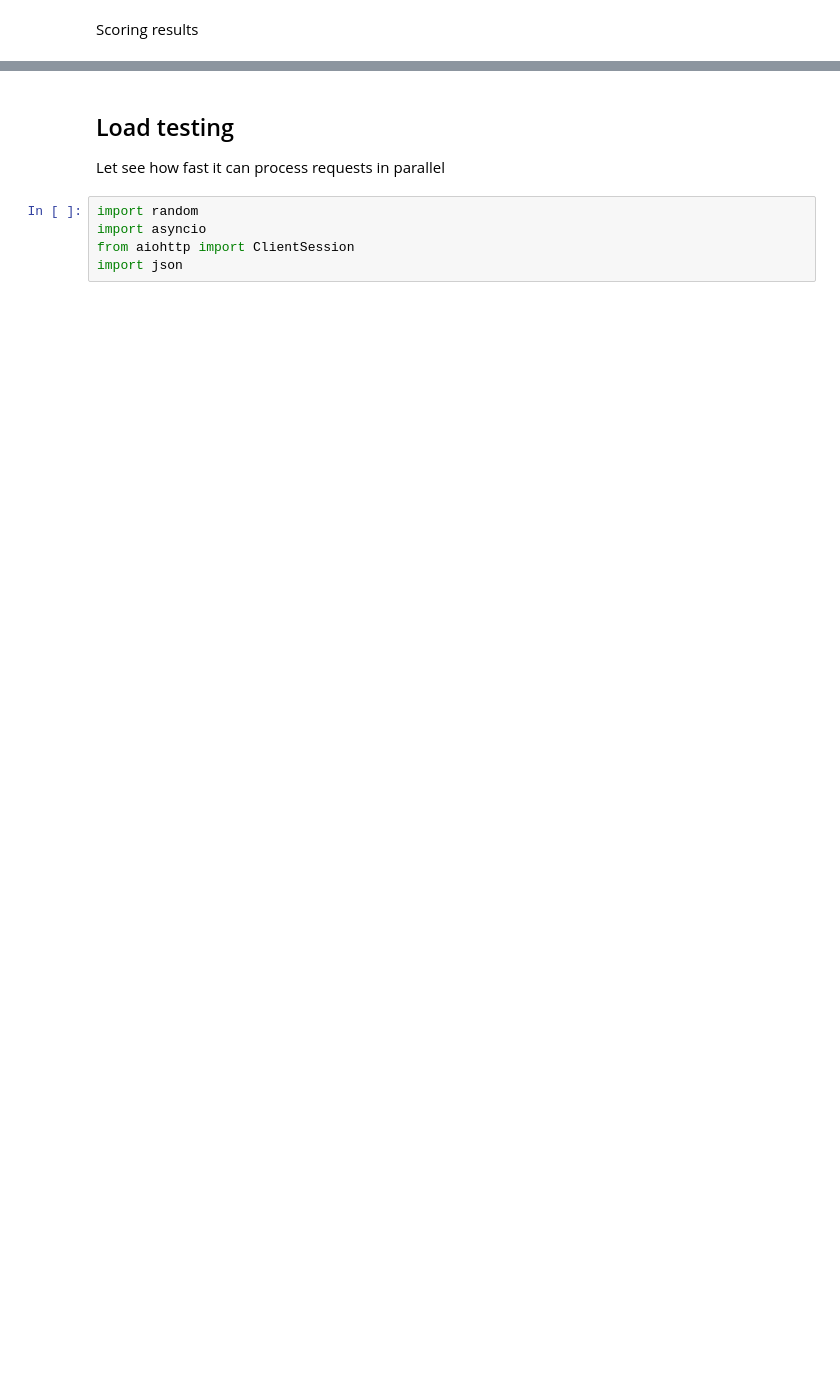
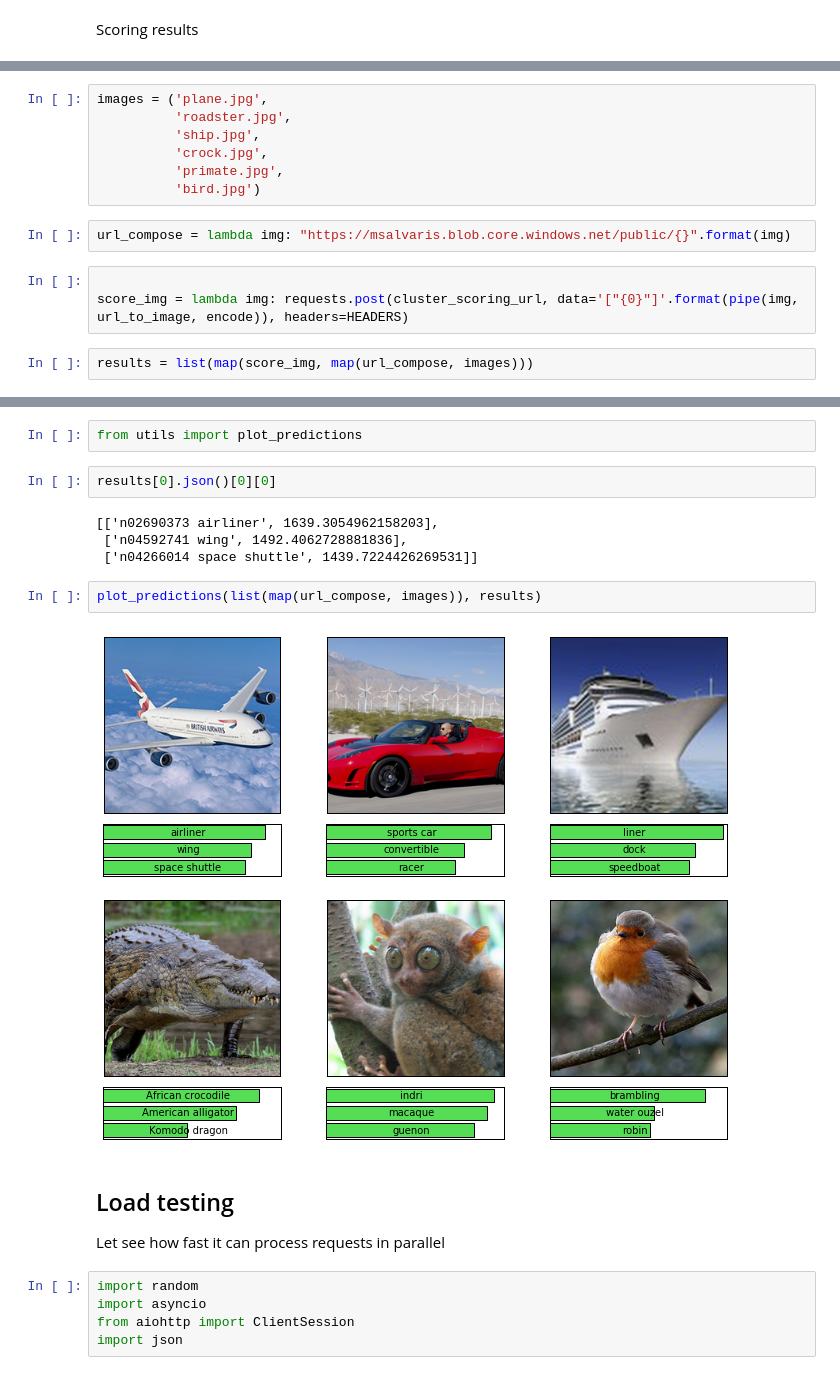
Before and after one commit to msalvaris/garage, a Jupyter notebook: msready_demo/ACS_deploy.ipynb, the cells around one changed output, grey strips where cells are left out. Saved outputs shown, nothing was run; the diff lists cells and outputs as text; blank space fills up the shorter version.

```diff
--- a/msready_demo/ACS_deploy.ipynb
+++ b/msready_demo/ACS_deploy.ipynb
@@ -783,0 +542,14 @@ print(json.dumps(res.json(), indent=4))
+# %%
+images = ('plane.jpg',
+          'roadster.jpg',
+          'ship.jpg',
+          'crock.jpg',
+          'primate.jpg',
+          'bird.jpg')
+# %%
+url_compose = lambda img: "https://msalvaris.blob.core.windows.net/public/{}".format(img)
+# %%
+
+score_img = lambda img: requests.post(cluster_scoring_url, data='["{0}"]'.format(pipe(img, url_to_image, encode)), headers=HEADERS)
+# %%
+results = list(map(score_img, map(url_compose, images)))
@@ -784,3 +571,15 @@ print(json.dumps(res.json(), indent=4))
+# %%
+from utils import plot_predictions
+# %%
+results[0].json()[0][0]
+# %% [output]
+[['n02690373 airliner', 1639.3054962158203],
+ ['n04592741 wing', 1492.4062728881836],
+ ['n04266014 space shuttle', 1439.7224426269531]]
+# %%
+plot_predictions(list(map(url_compose, images)), results)
+# %% [output]
+[figure, added]
 # %% [markdown]
 ## Load testing
 Let see how fast it can process requests in parallel
```
Also changed, not shown: parts of 93 cells of this notebook.
